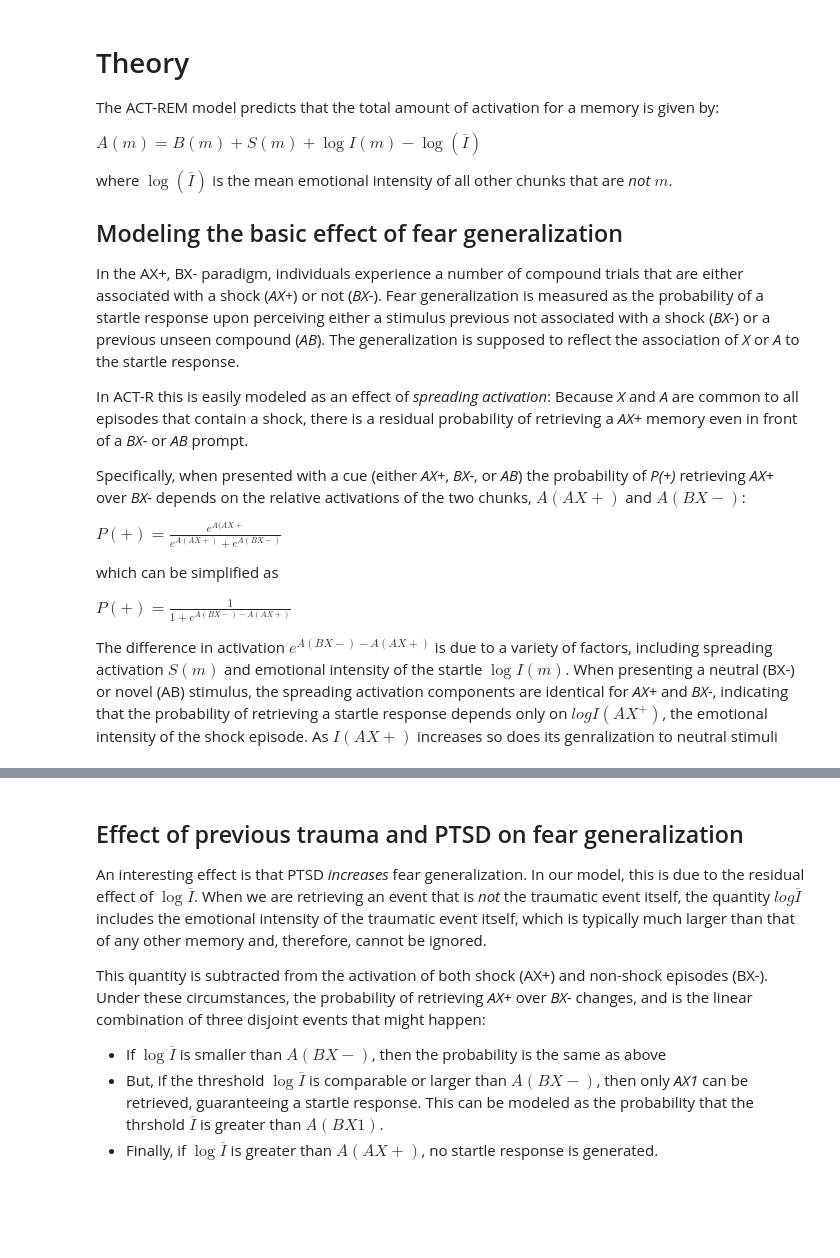
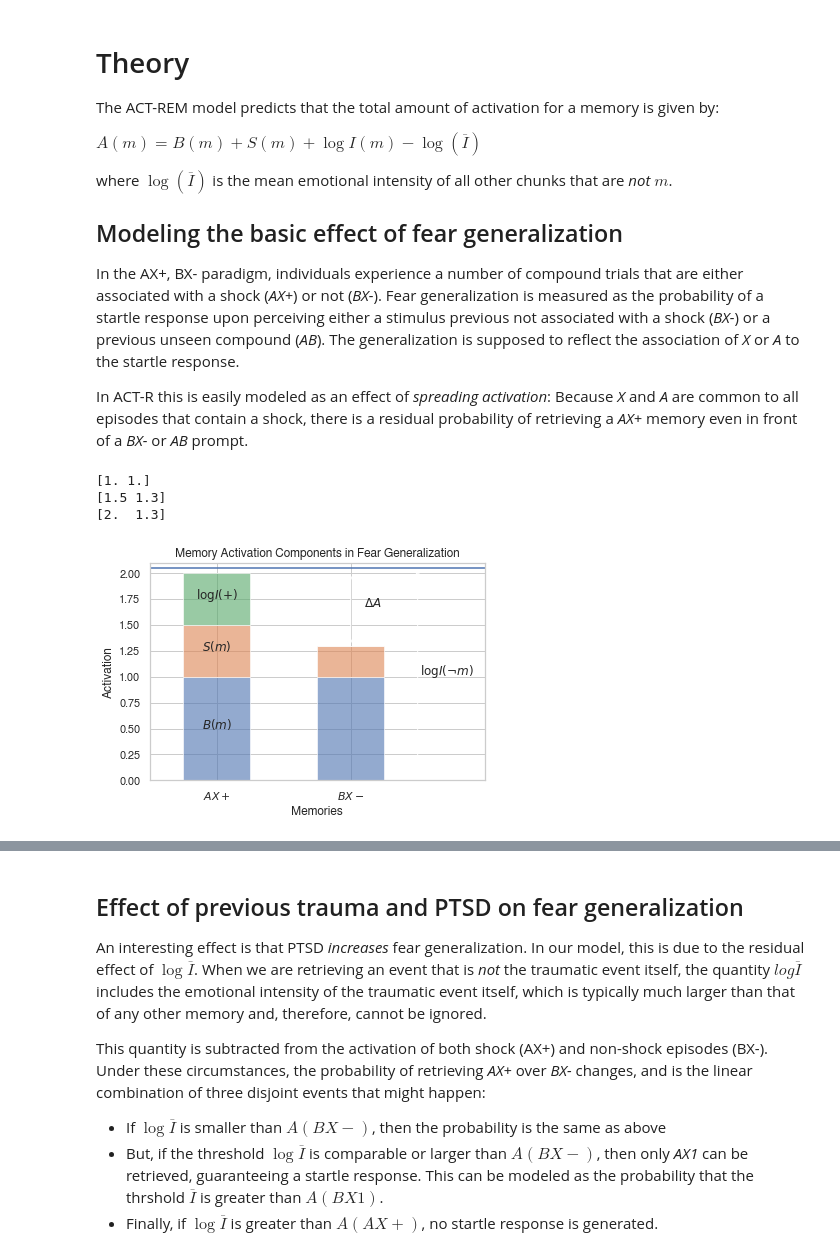
Before and after one commit to UWCCDL/PTSD, a Jupyter notebook: fear-generalization/fear.ipynb, the cells around one changed output, grey strips where cells are left out. Saved outputs shown, nothing was run; the diff lists cells and outputs as text; code cells hidden in the pictures; blank space fills up the shorter version.

```diff
--- a/fear-generalization/fear.ipynb
+++ b/fear-generalization/fear.ipynb
@@ -16,13 +19,39 @@ where $\log(\overline{I})$ is the mean emotional intensity of all other chunks t
 In the AX+, BX- paradigm, individuals experience a number of compound trials that are either associated with a shock (_AX+_) or not (_BX-_). Fear generalization is measured as the probability of a startle response upon perceiving either a stimulus previous not associated with a shock (_BX-_) or a previous unseen compound (_AB_). The generalization is supposed to reflect the association of _X_ or _A_ to the startle response.
 
 In ACT-R this is easily modeled as an effect of _spreading activation_: Because _X_ and _A_ are common to all episodes that contain a shock, there is a residual probability of retrieving a _AX+_ memory even in front of a _BX-_ or _AB_ prompt.
-
-Specifically, when presented with a cue (either _AX+_, _BX-_, or _AB_) the probability of _P(+)_ retrieving _AX+_ over _BX-_ depends on the relative activations of the two chunks, $A(AX+)$ and $A(BX-)$:
-
-$ P(+) = \frac{e^{A(AX+}}{e^{A(AX+)} + e^{A(BX-)}} $
-
-which can be simplified as
-
-$ P(+) = \frac{1}{1 + e^{A(BX-)-A(AX+)}} $
-
-The difference in activation $e^{A(BX-)-A(AX+)}$ is due to a variety of factors, including spreading activation $S(m)$ and emotional intensity of the startle $\log I(m)$. When presenting a neutral (BX-) or novel (AB) stimulus, the spreading activation components are identical for _AX+_ and _BX-_, indicating that the probability of retrieving a startle response depends only on $log I(AX^+)$, the emotional intensity of the shock episode. As $I(AX+)$ increases so does its genralization to neutral stimuli
+# %%
+Bs = [1.0, 1.0]
+Ss = [0.5, 0.3]
+Is = [0.5, 0.0]
+offset = np.array([0.0, 0.0])
+
+k=2.05
+
+for component in [Bs, Ss, Is]:
+    plt.bar(x=[1,2], width=0.5, height=component, bottom=offset, alpha=0.6, edgecolor="white")
+    offset += np.array(component)
+    print(offset)
+
+plt.xlabel("Memories")
+plt.ylabel("Activation")
+plt.xlim(0.5,3)
+plt.text(x = 1, y = 0.5, s="$B(m)$", ha='center')
+plt.text(x = 1, y = 1.25, s="$S(m)$", ha='center')
+plt.text(x = 1, y = 1.75, s="$\log I(+)$", ha='center')
+plt.text(x = 2.1, y = 1.675, s="$\Delta A$")
+plt.annotate(text='', xy=(2,1.3), xytext=(2,2), arrowprops=dict(arrowstyle='<->'))
+
+plt.axhline(y=k)
+plt.text(x = 2.52, y = k/2, s=r"$\log I(\neg m)$")
+plt.annotate(text='', xy=(2.5,0), xytext=(2.5,k), arrowprops=dict(arrowstyle='<->'))
+
+
+plt.xticks([1,2], ["$AX+$", "$BX-$"])
+#plt.set_xticklabels()
+plt.title("Memory Activation Components in Fear Generalization")
+plt.savefig("figure1c.png")
+# %% [output]
+[1. 1.]
+[1.5 1.3]
+[2.  1.3]
+[figure, added]
```
Also changed, not shown: parts of 8 cells of this notebook, 2 other files.
